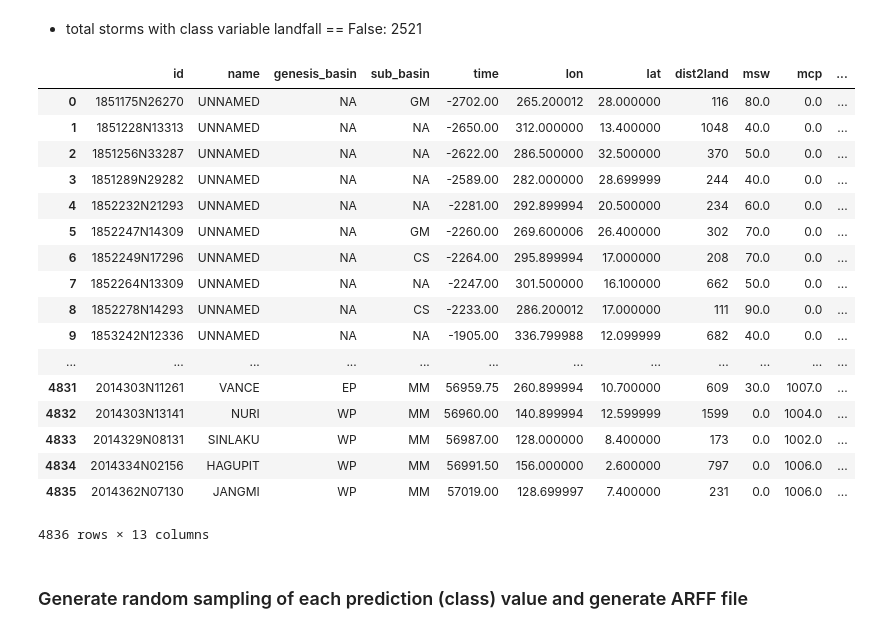
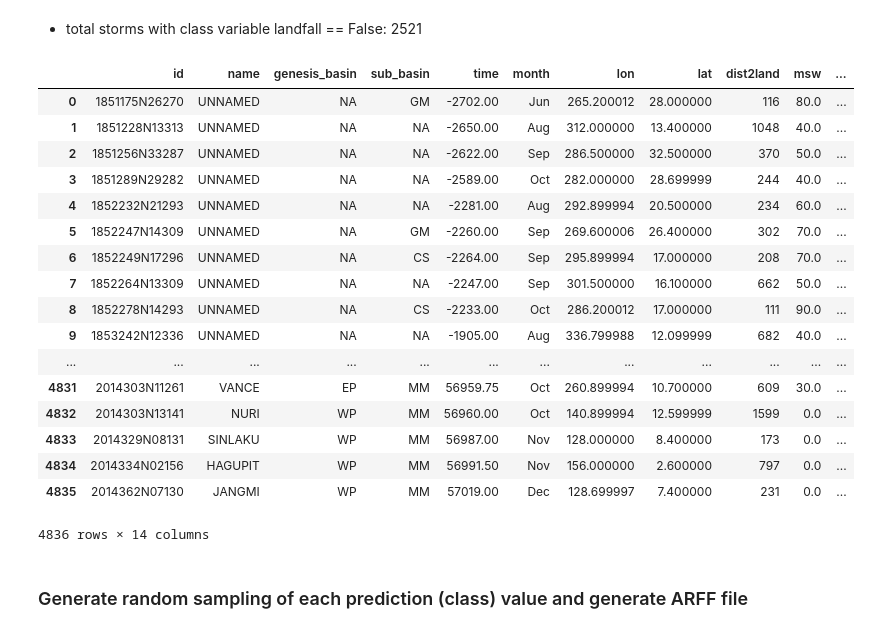
Before and after one commit to pymonger/tropicalstorm-ml-analysis, a Jupyter notebook: Will a tropical storm make landfall?.ipynb, the cells around one changed output. Cells and saved outputs as stored; diff of their text form; code cells hidden in the pictures.

Commit message:
extract month from absolute time and use it for temporal feature
Add sample script for sklearn dec trees.

```diff
--- a/Will a tropical storm make landfall?.ipynb
+++ b/Will a tropical storm make landfall?.ipynb
@@ -212,6 +212,20 @@ disc_map = {
         1: "merge", # cyclogenesis to merger
         2: "split", # split to cyclolysis
         3: "other", # split to merger
+    },
+    "month": {
+        1: "Jan",
+        2: "Feb",
+        3: "Mar",
+        4: "Apr",
+        5: "May",
+        6: "Jun",
+        7: "Jul",
+        8: "Aug",
+        9: "Sep",
+        10: "Oct",
+        11: "Nov",
+        12: "Dec",
     }
 }
 
@@ -253,6 +267,11 @@ for i in range(ds.dimensions['storm'].size):
     time = ds.variables['time_wmo'][i,:obs-1]
     time_iso = Time(time, format='mjd', scale='utc')
 
+    # including the time feature as-is (absolute value) from the source doesn't make
+    # sense for prediction; a better feature to derive from the time feature is the
+    # month of year since this can give the algorithm insight into seasonal effects
+    month = time_iso[0].datetime.month
+
     # extract lon and handle wrapping issue
     lon = ds.variables['lon_wmo'][i,:obs-1]
     lon_diff = lon[0] - lon[-1]
@@ -292,6 +311,7 @@ for i in range(ds.dimensions['storm'].size):
         "genesis_basin": disc_map['basin'][genesis_basin],
         "sub_basin": disc_map['basin'][sub_basin[0]],
         "time": time[0],
+        "month": disc_map['month'][month],
         "lon": lon[0],
         "lat": lat[0],
         "dist2land": dist2land[0],
@@ -321,27 +341,27 @@ WARNING: ErfaWarning: ERFA function "d2dtf" yielded 1 of "dubious year (Note 5)"
 * total storms with class variable landfall == True: 2315
 * total storms with class variable landfall == False: 2521
 # %%
-display(df[['id', 'name', 'genesis_basin', 'sub_basin', 'time', 'lon', 'lat',
+display(df[['id', 'name', 'genesis_basin', 'sub_basin', 'time', 'month', 'lon', 'lat',
             'dist2land', 'msw', 'mcp', 'nature', 'track_type', 'landfall']])
 # %% [output]
-|  | id | name | genesis_basin | sub_basin | time | lon | lat | dist2land | msw | mcp | ... |
-| 0 | 1851175N26270 | UNNAMED | NA | GM | -2702.00 | 265.200012 | 28.000000 | 116 | 80.0 | 0.0 | ... |
-| 1 | 1851228N13313 | UNNAMED | NA | NA | -2650.00 | 312.000000 | 13.400000 | 1048 | 40.0 | 0.0 | ... |
-| 2 | 1851256N33287 | UNNAMED | NA | NA | -2622.00 | 286.500000 | 32.500000 | 370 | 50.0 | 0.0 | ... |
-| 3 | 1851289N29282 | UNNAMED | NA | NA | -2589.00 | 282.000000 | 28.699999 | 244 | 40.0 | 0.0 | ... |
-| 4 | 1852232N21293 | UNNAMED | NA | NA | -2281.00 | 292.899994 | 20.500000 | 234 | 60.0 | 0.0 | ... |
-| 5 | 1852247N14309 | UNNAMED | NA | GM | -2260.00 | 269.600006 | 26.400000 | 302 | 70.0 | 0.0 | ... |
-| 6 | 1852249N17296 | UNNAMED | NA | CS | -2264.00 | 295.899994 | 17.000000 | 208 | 70.0 | 0.0 | ... |
-| 7 | 1852264N13309 | UNNAMED | NA | NA | -2247.00 | 301.500000 | 16.100000 | 662 | 50.0 | 0.0 | ... |
-| 8 | 1852278N14293 | UNNAMED | NA | CS | -2233.00 | 286.200012 | 17.000000 | 111 | 90.0 | 0.0 | ... |
-| 9 | 1853242N12336 | UNNAMED | NA | NA | -1905.00 | 336.799988 | 12.099999 | 682 | 40.0 | 0.0 | ... |
+|  | id | name | genesis_basin | sub_basin | time | month | lon | lat | dist2land | msw | ... |
+| 0 | 1851175N26270 | UNNAMED | NA | GM | -2702.00 | Jun | 265.200012 | 28.000000 | 116 | 80.0 | ... |
+| 1 | 1851228N13313 | UNNAMED | NA | NA | -2650.00 | Aug | 312.000000 | 13.400000 | 1048 | 40.0 | ... |
+| 2 | 1851256N33287 | UNNAMED | NA | NA | -2622.00 | Sep | 286.500000 | 32.500000 | 370 | 50.0 | ... |
+| 3 | 1851289N29282 | UNNAMED | NA | NA | -2589.00 | Oct | 282.000000 | 28.699999 | 244 | 40.0 | ... |
+| 4 | 1852232N21293 | UNNAMED | NA | NA | -2281.00 | Aug | 292.899994 | 20.500000 | 234 | 60.0 | ... |
+| 5 | 1852247N14309 | UNNAMED | NA | GM | -2260.00 | Sep | 269.600006 | 26.400000 | 302 | 70.0 | ... |
+| 6 | 1852249N17296 | UNNAMED | NA | CS | -2264.00 | Sep | 295.899994 | 17.000000 | 208 | 70.0 | ... |
+| 7 | 1852264N13309 | UNNAMED | NA | NA | -2247.00 | Sep | 301.500000 | 16.100000 | 662 | 50.0 | ... |
+| 8 | 1852278N14293 | UNNAMED | NA | CS | -2233.00 | Oct | 286.200012 | 17.000000 | 111 | 90.0 | ... |
+| 9 | 1853242N12336 | UNNAMED | NA | NA | -1905.00 | Aug | 336.799988 | 12.099999 | 682 | 40.0 | ... |
 | ... | ... | ... | ... | ... | ... | ... | ... | ... | ... | ... | ... |
-| 4831 | 2014303N11261 | VANCE | EP | MM | 56959.75 | 260.899994 | 10.700000 | 609 | 30.0 | 1007.0 | ... |
-| 4832 | 2014303N13141 | NURI | WP | MM | 56960.00 | 140.899994 | 12.599999 | 1599 | 0.0 | 1004.0 | ... |
-| 4833 | 2014329N08131 | SINLAKU | WP | MM | 56987.00 | 128.000000 | 8.400000 | 173 | 0.0 | 1002.0 | ... |
-| 4834 | 2014334N02156 | HAGUPIT | WP | MM | 56991.50 | 156.000000 | 2.600000 | 797 | 0.0 | 1006.0 | ... |
-| 4835 | 2014362N07130 | JANGMI | WP | MM | 57019.00 | 128.699997 | 7.400000 | 231 | 0.0 | 1006.0 | ... |
+| 4831 | 2014303N11261 | VANCE | EP | MM | 56959.75 | Oct | 260.899994 | 10.700000 | 609 | 30.0 | ... |
+| 4832 | 2014303N13141 | NURI | WP | MM | 56960.00 | Oct | 140.899994 | 12.599999 | 1599 | 0.0 | ... |
+| 4833 | 2014329N08131 | SINLAKU | WP | MM | 56987.00 | Nov | 128.000000 | 8.400000 | 173 | 0.0 | ... |
+| 4834 | 2014334N02156 | HAGUPIT | WP | MM | 56991.50 | Nov | 156.000000 | 2.600000 | 797 | 0.0 | ... |
+| 4835 | 2014362N07130 | JANGMI | WP | MM | 57019.00 | Dec | 128.699997 | 7.400000 | 231 | 0.0 | ... |
-4836 rows × 13 columns
+4836 rows × 14 columns
 # %% [markdown]
 ### Generate random sampling of each prediction (class) value and generate ARFF file
 # %%
```
Also changed, not shown: parts of 5 cells of this notebook, 7 other files.
